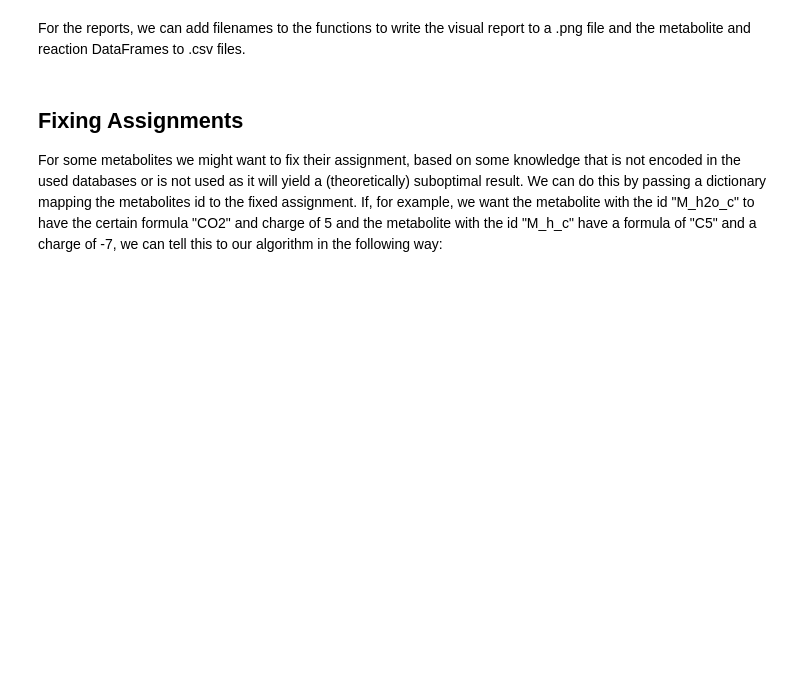
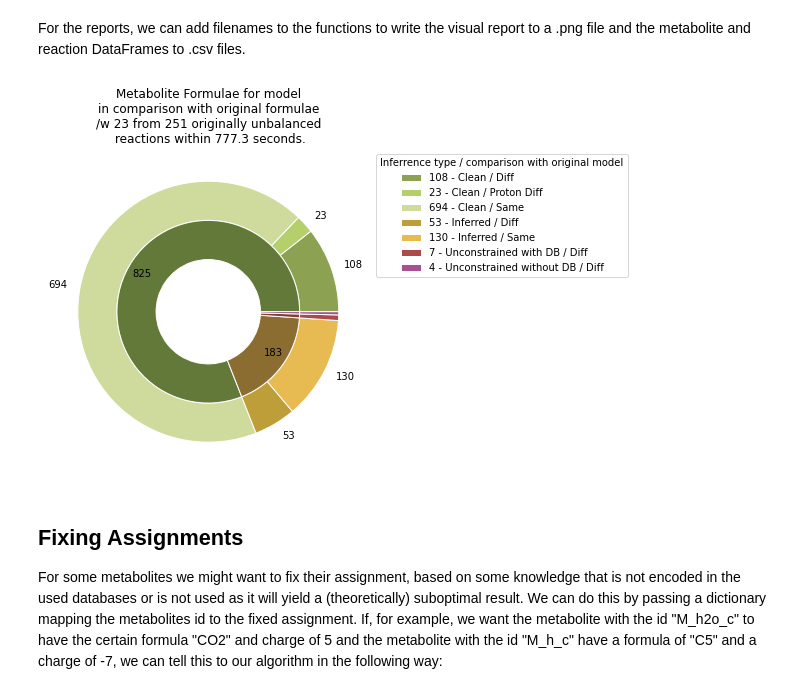
Before and after one commit to Biomathsys/MassChargeCuration, a Jupyter notebook: Example/Example.ipynb, the cells around one changed output. Cells and saved outputs as stored; diff of their text form; code cells hidden in the pictures; blank space fills up the shorter version.

```diff
--- a/Example/Example.ipynb
+++ b/Example/Example.ipynb
@@ -72,5 +72,5 @@ The arguments are as follows:
 
 **Note**: It is expected to see _No objective coefficients in model. Unclear what should be optimized_ warnings here, this poses no problem for this package.
 # %%
-balancer = MCC.MassChargeCuration(model = model, data_path = "./data", run_optimization = True, update_ids = False)
+balancer = MCC.MassChargeCuration(model = model, data_path = "./data", run_optimization = True, update_ids = True)
 # %% [output]
@@ -138,10 +210,12 @@ balancer.model_interface.write_model("model_MCC.xml")
 # %% [markdown]
 For the reports, we can add filenames to the functions to write the visual report to a .png file and the metabolite and reaction DataFrames to .csv files.
 # %%
-balancer.generate_visual_report(f"{model.id}_visual")
-balancer.generate_metabolite_report(f"{model.id}_metabolites")
-balancer.generate_reaction_report(f"{model.id}_reactions")
+balancer.generate_visual_report(f"{model}_visual")
+balancer.generate_metabolite_report(f"{model}_metabolites")
+balancer.generate_reaction_report(f"{model}_reactions")
 pass
+# %% [output]
+[figure, added]
 # %% [markdown]
 ## Fixing Assignments
 For some metabolites we might want to fix their assignment, based on some knowledge that is not encoded in the used databases or is not used as it will yield a (theoretically) suboptimal result. We can do this by passing a dictionary mapping the metabolites id to the fixed assignment. If, for example, we want the metabolite with the id "M_h2o_c" to have the certain formula "CO2" and charge of 5 and the metabolite with the id "M_h_c" have a formula of "C5" and a charge of -7, we can tell this to our algorithm in the following way:
```
Also changed, not shown: parts of 8 cells of this notebook, 6 other files.
